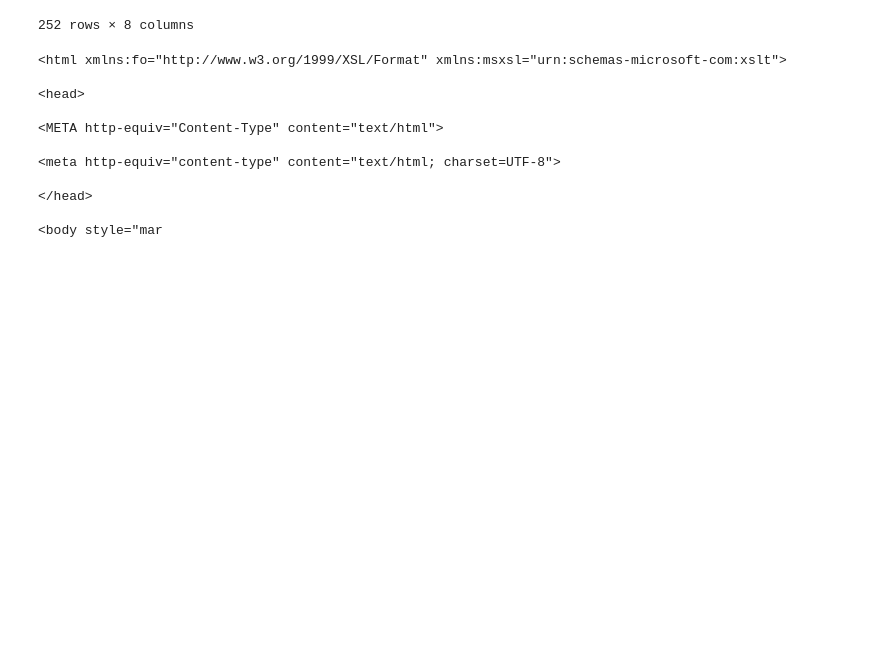
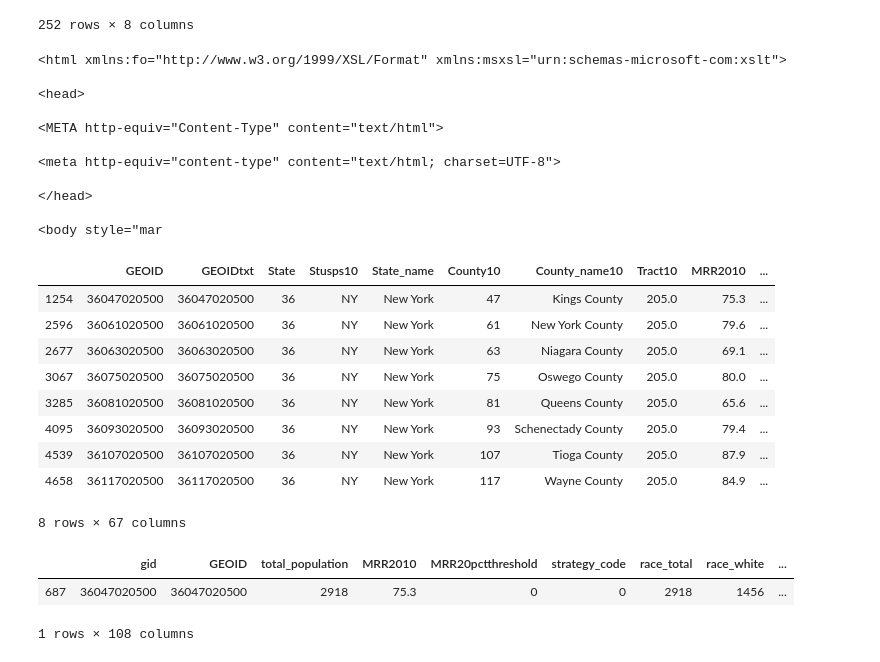
Before and after one commit to stuartlynn/NYCCensusCountMap, a Jupyter notebook: ETL/WrangleData.ipynb, the cells around one changed output. Saved outputs shown, nothing was run; the diff lists cells and outputs as text; code cells hidden in the pictures; blank space fills up the shorter version.

```diff
--- a/ETL/WrangleData.ipynb
+++ b/ETL/WrangleData.ipynb
@@ -1093,0 +1077,19 @@ print(gp.read_file('EarlyNRFULocations.shp').descriptio.iloc[10])
+# %%
+htc_data[ (htc_data.Stusps10=='NY') & (htc_data.Tract10 ==205)]
+# %% [output]
+|  | GEOID | GEOIDtxt | State | Stusps10 | State_name | County10 | County_name10 | Tract10 | MRR2010 | ... |
+| 1254 | 36047020500 | 36047020500 | 36 | NY | New York | 47 | Kings County | 205.0 | 75.3 | ... |
+| 2596 | 36061020500 | 36061020500 | 36 | NY | New York | 61 | New York County | 205.0 | 79.6 | ... |
+| 2677 | 36063020500 | 36063020500 | 36 | NY | New York | 63 | Niagara County | 205.0 | 69.1 | ... |
+| 3067 | 36075020500 | 36075020500 | 36 | NY | New York | 75 | Oswego County | 205.0 | 80.0 | ... |
+| 3285 | 36081020500 | 36081020500 | 36 | NY | New York | 81 | Queens County | 205.0 | 65.6 | ... |
+| 4095 | 36093020500 | 36093020500 | 36 | NY | New York | 93 | Schenectady County | 205.0 | 79.4 | ... |
+| 4539 | 36107020500 | 36107020500 | 36 | NY | New York | 107 | Tioga County | 205.0 | 87.9 | ... |
+| 4658 | 36117020500 | 36117020500 | 36 | NY | New York | 117 | Wayne County | 205.0 | 84.9 | ... |
+8 rows × 67 columns
+# %%
+all_joined[all_joined['GEOID']==36047020500]
+# %% [output]
+|  | gid | GEOID | total_population | MRR2010 | MRR20pctthreshold | strategy_code | race_total | race_white | ... |
+| 687 | 36047020500 | 36047020500 | 2918 | 75.3 | 0 | 0 | 2918 | 1456 | ... |
+1 rows × 108 columns
```
Also changed, not shown: parts of 18 cells of this notebook, 11 other files.
